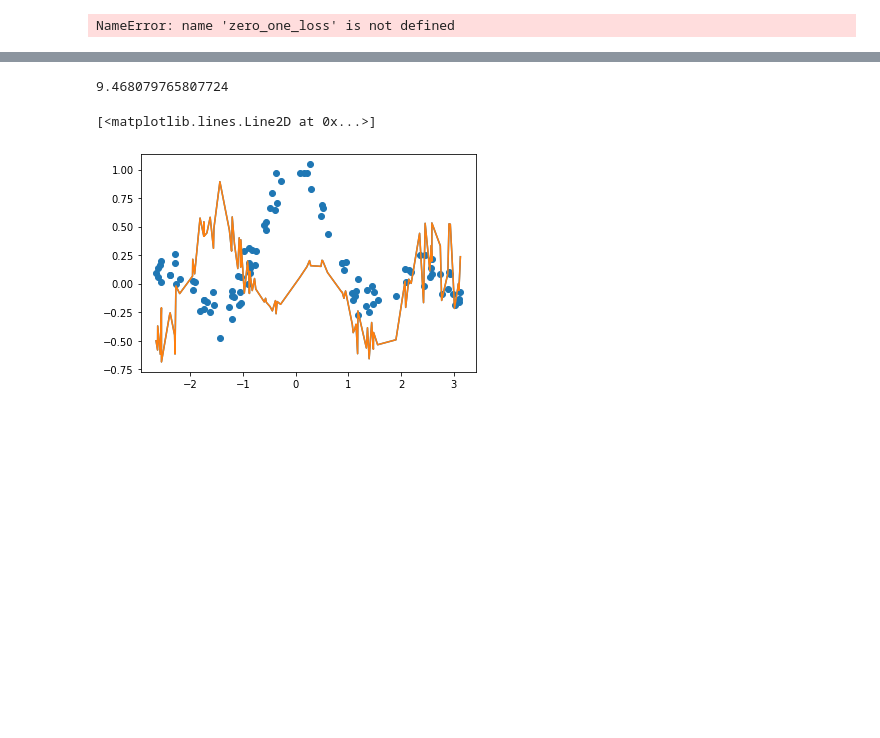
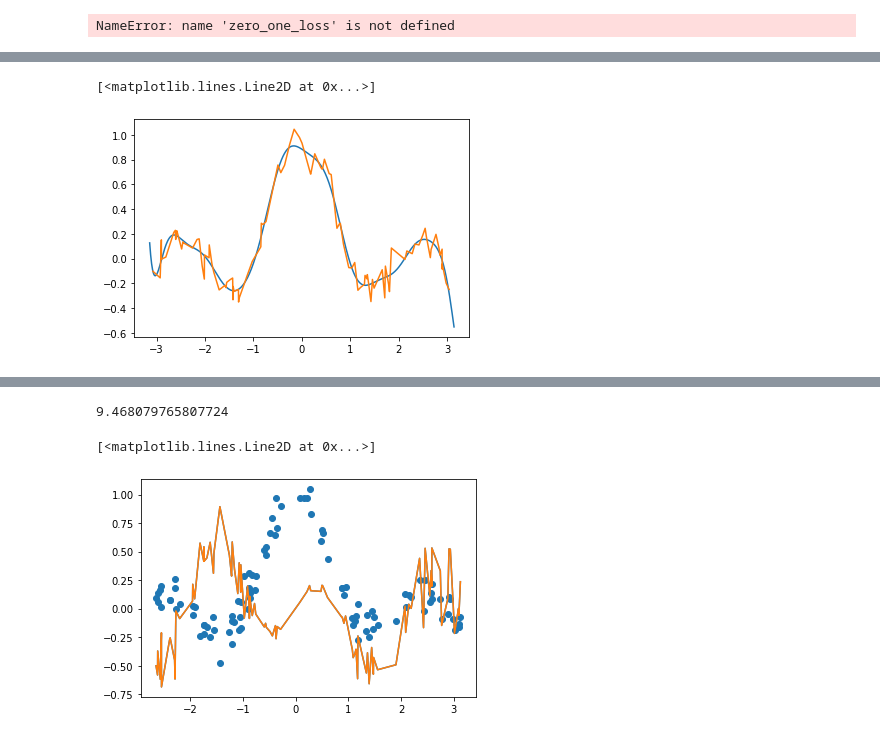
Before and after one commit to olhorst/ML_tests, a Jupyter notebook: problem_set3/krr.ipynb, the cells around one changed output, grey strips where cells are left out. Drawn from its saved outputs; the diff is of its cells as text; code cells hidden in the pictures; blank space fills up the shorter version.

```diff
--- a/problem_set3/krr.ipynb
+++ b/problem_set3/krr.ipynb
@@ -119,0 +259,2 @@ array([ 3.54360023e-03,  3.86337938e-02, -4.13816774e-02,  6.30704148e-02,
+# %%
+getTrainK(Xtr, 'polynomial', 3)
@@ -119,0 +275,8 @@ array([ 3.54360023e-03,  3.86337938e-02, -4.13816774e-02,  6.30704148e-02,
+# %%
+test = krr(kernel = 'gaussian', kernelparameter=1, regularization=C[np.where(err==min(err))]) #8 for polynomial
+a = test.fit(X=Xtr, y=Ytr)
+plt.plot(Xte, a.predict(Xte))
+plt.plot(Xtr, Ytr)
+# %% [output]
+[<matplotlib.lines.Line2D at 0x...>]
+[figure, added]
```
Also changed, not shown: parts of 65 cells of this notebook, 2 other files.
